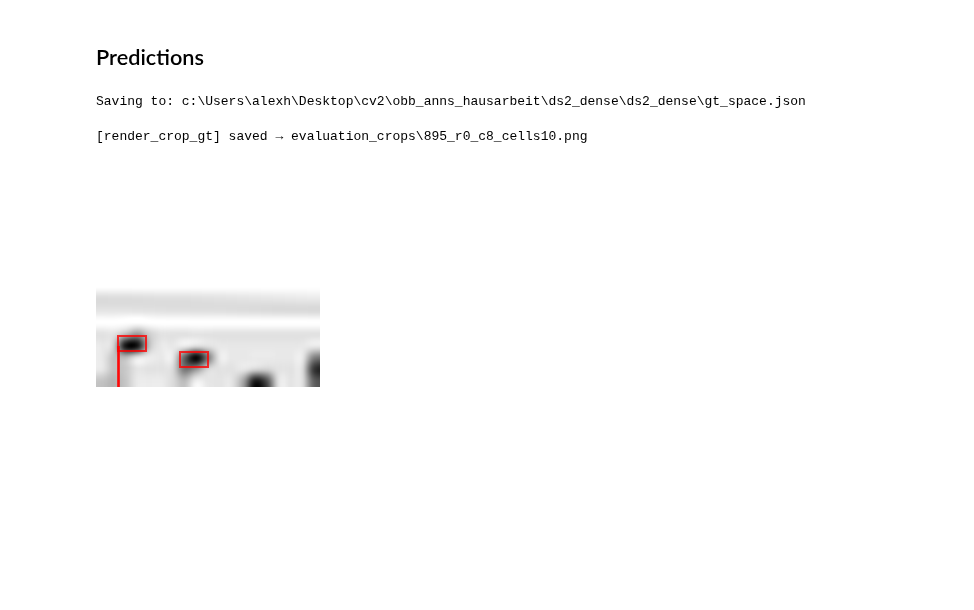
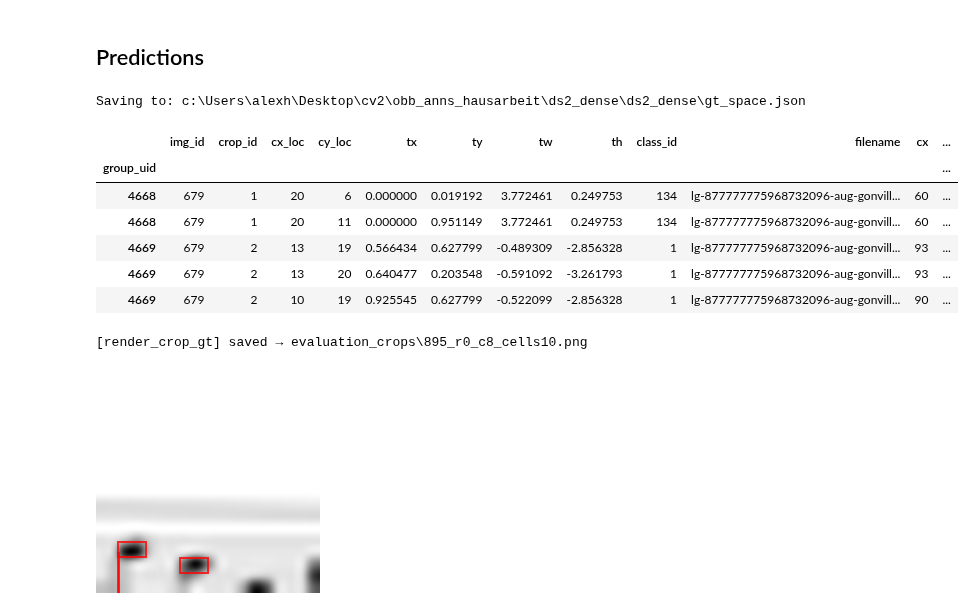
Before and after one commit to fusiongodo/yolo-score, a Jupyter notebook: eval.ipynb, the cells around one changed output. Cells and saved outputs as stored; diff of their text form; code cells hidden in the pictures; blank space fills up the shorter version.

```diff
--- a/eval.ipynb
+++ b/eval.ipynb
@@ -74,3 +70,13 @@ Saving to: c:\Users\alexh\Desktop\cv2\obb_anns_hausarbeit\ds2_dense\ds2_dense\gt
+# %%
+df.head()
+# %% [output]
+|  | img_id | crop_id | cx_loc | cy_loc | tx | ty | tw | th | class_id | filename | cx | ... |
+| group_uid |  |  |  |  |  |  |  |  |  |  |  | ... |
+| 4668 | 679 | 1 | 20 | 6 | 0.000000 | 0.019192 | 3.772461 | 0.249753 | 134 | lg-877777775968732096-aug-gonvill... | 60 | ... |
+| 4668 | 679 | 1 | 20 | 11 | 0.000000 | 0.951149 | 3.772461 | 0.249753 | 134 | lg-877777775968732096-aug-gonvill... | 60 | ... |
+| 4669 | 679 | 2 | 13 | 19 | 0.566434 | 0.627799 | -0.489309 | -2.856328 | 1 | lg-877777775968732096-aug-gonvill... | 93 | ... |
+| 4669 | 679 | 2 | 13 | 20 | 0.640477 | 0.203548 | -0.591092 | -3.261793 | 1 | lg-877777775968732096-aug-gonvill... | 93 | ... |
+| 4669 | 679 | 2 | 10 | 19 | 0.925545 | 0.627799 | -0.522099 | -2.856328 | 1 | lg-877777775968732096-aug-gonvill... | 90 | ... |
 # %%
 import os, numpy as np, config
 from PIL import Image, ImageDraw
```
Also changed, not shown: parts of 5 cells of this notebook, 2 other files.
